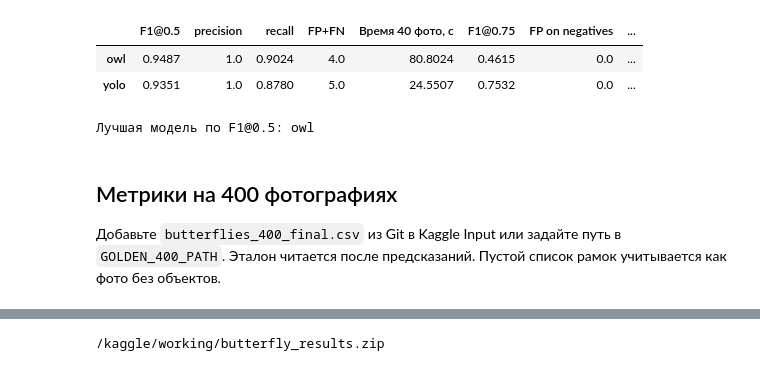
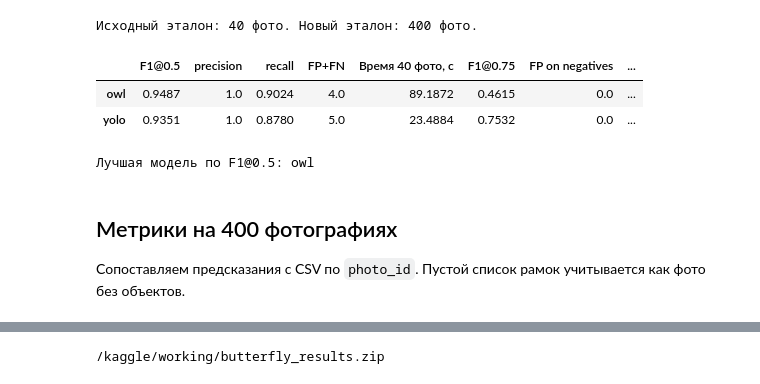
Before and after one commit to Mikhail356/butterfly-detection, a Jupyter notebook: butterfly_owl_yolo.ipynb, the cells around one changed output, grey strips where cells are left out. Drawn from its saved outputs; the diff is of its cells as text; code cells hidden in the pictures.

Commit message:
Refresh OWLv2 and YOLOv8x Kaggle results

```diff
--- a/butterfly_owl_yolo.ipynb
+++ b/butterfly_owl_yolo.ipynb
@@ -134,3 +197,9 @@ def load_data():
+# %%
+# Списки фото для инференса
+photos, data_dir, golden_40, golden_400 = load_data()
+print(f'Исходный эталон: {len(golden_40)} фото. Новый эталон: {len(golden_400)} фото.')
+# %% [output]
+Исходный эталон: 40 фото. Новый эталон: 400 фото.
 # %%
 # Веса
 def load_weights(directory):
@@ -318,7 +387,7 @@ def run(name, config, photos, owl_path, yolo_path, batch_size):
         torch.cuda.set_device(gpu)
         local_photos = photos[gpu::2]
         result = []
-        for subset in ['labeled', 'unlabeled']:
+        for subset in ['golden_40', 'golden_400']:
             rows = [row for row in local_photos if row['subset'] == subset]
             for start in range(0, len(rows), batch_size):
                 batch = rows[start:start + batch_size]
@@ -343,7 +412,7 @@ def run(name, config, photos, owl_path, yolo_path, batch_size):
     try:
         for gpu in range(2):
             torch.cuda.set_device(gpu)
-            warmup = [row for row in photos[gpu::2] if row['subset'] == 'labeled'][:batch_size]
+            warmup = [row for row in photos[gpu::2] if row['subset'] == 'golden_40'][:batch_size]
             predict(gpu, [open_image(row) for row in warmup])
             torch.cuda.synchronize(gpu)
         with tqdm(total=len(photos), desc=name, unit='фото') as progress:
@@ -354,7 +423,7 @@ def run(name, config, photos, owl_path, yolo_path, batch_size):
         order = {row['photo_id']: i for i, row in enumerate(photos)}
         result.sort(key=lambda row: order[row['photo_id']])
         assert len(result) == len({row['photo_id'] for row in result}) == len(photos)
-        for subset, size in [('labeled', 40), ('unlabeled', 400)]:
+        for subset, size in [('golden_40', 40), ('golden_400', 400)]:
             ids = {row['photo_id'] for row in photos if row['subset'] == subset}
             records = [{key: row[key] for key in ['photo_id', 'boxes', 'error']}
                        for row in result if row['photo_id'] in ids]
@@ -421,7 +490,6 @@ BATCH_SIZE = 1
 assert type(BATCH_SIZE) is int and BATCH_SIZE > 0, 'BATCH_SIZE должен быть целым положительным числом.'
 assert torch.cuda.device_count() == 2, 'Включите T4 ×2.'
 assert all('T4' in torch.cuda.get_device_name(i) for i in range(2))
-photos, data_dir = load_data()
 owl_path, yolo_path, weights = load_weights(data_dir)
 configs = {'owl': OWL, 'yolo': YOLO_SETTINGS}
 save(OUT / 'settings.json', {'models': weights, 'configs': configs, 'batch_size_per_gpu': BATCH_SIZE})
@@ -433,29 +501,25 @@ predictions, annotation_seconds = {}, {}
 for name, config in configs.items():
     predictions[name], annotation_seconds[name] = run(name, config, photos, owl_path, yolo_path, BATCH_SIZE)
 # %%
-# Качество и время
-golden = [json.loads(line) for line in (data_dir / 'golden.jsonl').read_text().splitlines()]
-assert len(golden) == len({row['photo_id'] for row in golden}) == 40
-assert sum(not row['boxes'] for row in golden) == 8 and sum(len(row['boxes']) for row in golden) == 41, 'Подключите обновлённый датасет с разметкой моли.'
-labeled_ids = {row['photo_id'] for row in photos if row['subset'] == 'labeled'}
-assert labeled_ids == {row['photo_id'] for row in golden}
-table = pd.DataFrame({name: metrics(golden, [row for row in rows if row['photo_id'] in labeled_ids])
+# Качество и время на исходных 40 фото
+labeled_ids = {row['photo_id'] for row in photos if row['subset'] == 'golden_40'}
+table = pd.DataFrame({name: metrics(golden_40, [row for row in rows if row['photo_id'] in labeled_ids])
                       for name, rows in predictions.items()}).T
 table['Разметка 440 фото, с'] = pd.Series(annotation_seconds)
 table['Среднее на фото, с'] = table['Разметка 440 фото, с'] / len(photos)
 table = table.sort_values(['F1@0.5', 'Время 40 фото, с'], ascending=[False, True])
 table.to_csv(OUT / 'metrics.csv', index_label='model')
 display(table.round(4))
 winner = table.index[0]
 save(OUT / 'best_model.json', {'model': winner, 'config': configs[winner]})
 print('Лучшая модель по F1@0.5:', winner)
 # %% [output]
 |  | F1@0.5 | precision | recall | FP+FN | Время 40 фото, с | F1@0.75 | FP on negatives | ... |
-| owl | 0.9487 | 1.0 | 0.9024 | 4.0 | 80.8024 | 0.4615 | 0.0 | ... |
-| yolo | 0.9351 | 1.0 | 0.8780 | 5.0 | 24.5507 | 0.7532 | 0.0 | ... |
+| owl | 0.9487 | 1.0 | 0.9024 | 4.0 | 89.1872 | 0.4615 | 0.0 | ... |
+| yolo | 0.9351 | 1.0 | 0.8780 | 5.0 | 23.4884 | 0.7532 | 0.0 | ... |
 Лучшая модель по F1@0.5: owl
 # %% [markdown]
 ## Метрики на 400 фотографиях
 
-Добавьте `butterflies_400_final.csv` из Git в Kaggle Input или задайте путь в `GOLDEN_400_PATH`. Эталон читается после предсказаний. Пустой список рамок учитывается как фото без объектов.
+Сопоставляем предсказания с CSV по `photo_id`. Пустой список рамок учитывается как фото без объектов.
 # %%
```
Also changed, not shown: parts of 5 cells of this notebook, 2 other files.
